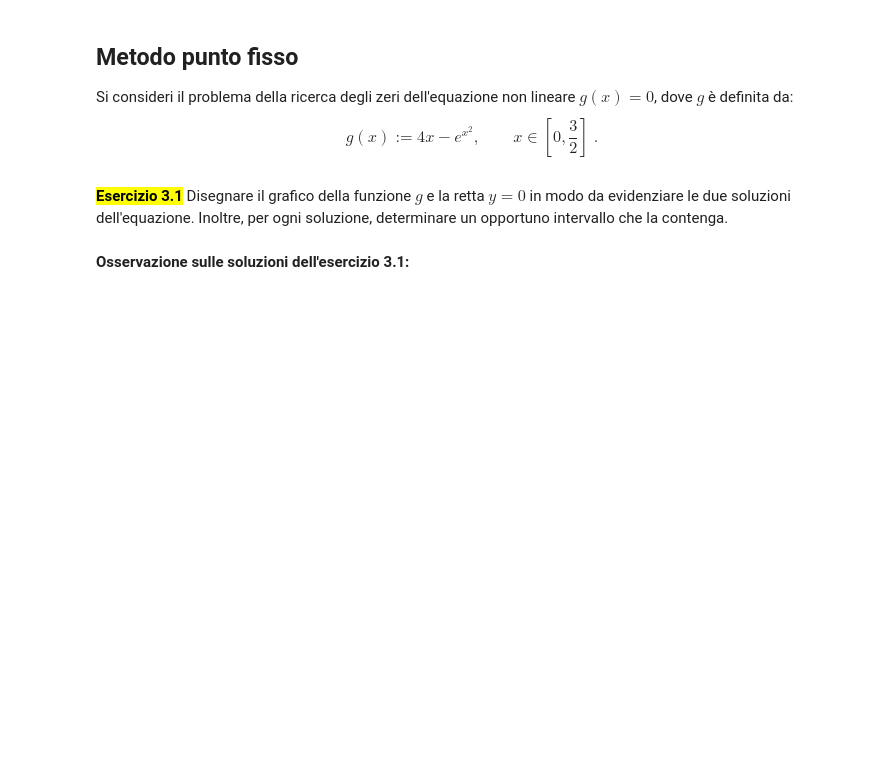
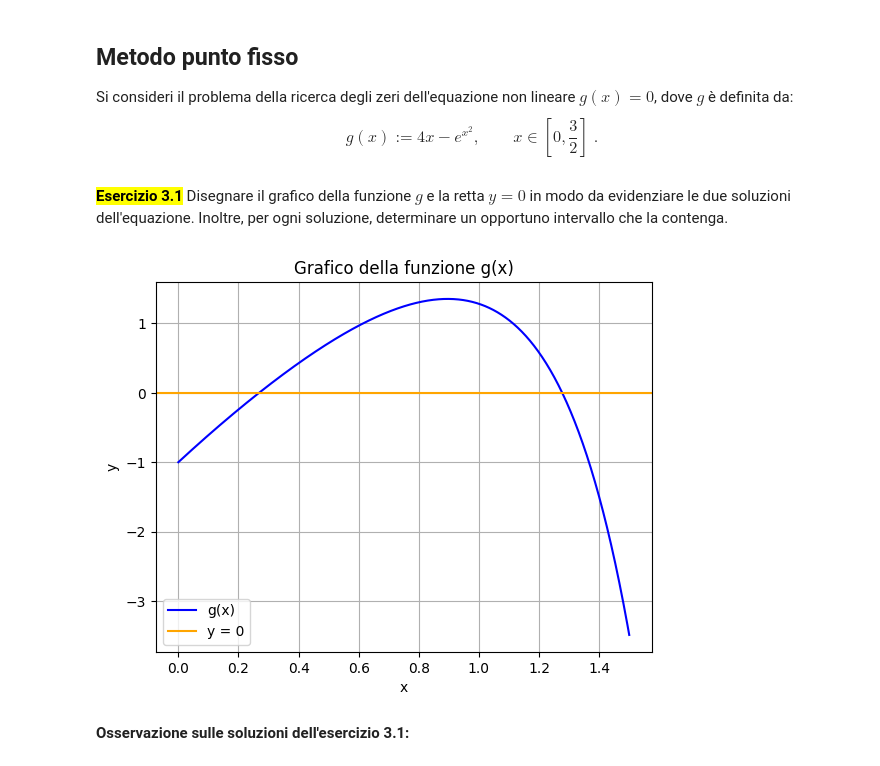
Before and after one commit to marcofossatii05-ui/mani_env, a Jupyter notebook: nonlinear_equations_template.ipynb, the cells around one changed output. Drawn from its saved outputs; the diff is of its cells as text; code cells hidden in the pictures; blank space fills up the shorter version.

```diff
--- a/nonlinear_equations_template.ipynb
+++ b/nonlinear_equations_template.ipynb
@@ -419,3 +417,26 @@ da evidenziare le due soluzioni dell'equazione. Inoltre, per ogni soluzione, det
+# %%
+import numpy as np
+import matplotlib.pyplot as plt
+
+# plot della funzione g
+
+g = lambda t: 4*t - np.exp(t**2)
+
+xgrid = np.linspace(0, 3/2, 1000)       # definizione dell'intervallo
+
+plt.figure()
+plt.plot(xgrid, g(xgrid), color = 'blue', label = 'g(x)')
+plt.title ('Grafico della funzione g(x)')
+plt.xlabel('x')
+plt.ylabel('y')
+plt.grid(True)
+plt.axhline(y = 0, color = 'orange', label = 'y = 0')
+plt.legend(loc = 'lower left')
+plt.show()
+
+# ho due radici: 0.2 < x_1 < 0.4 e 1.2 < x_2 < 1.4
+# %% [output]
+[figure, added]
 # %% [markdown]
 **Osservazione sulle soluzioni dell'esercizio 3.1:**
 # %% [markdown]
```
Also changed, not shown: parts of 7 cells of this notebook.
